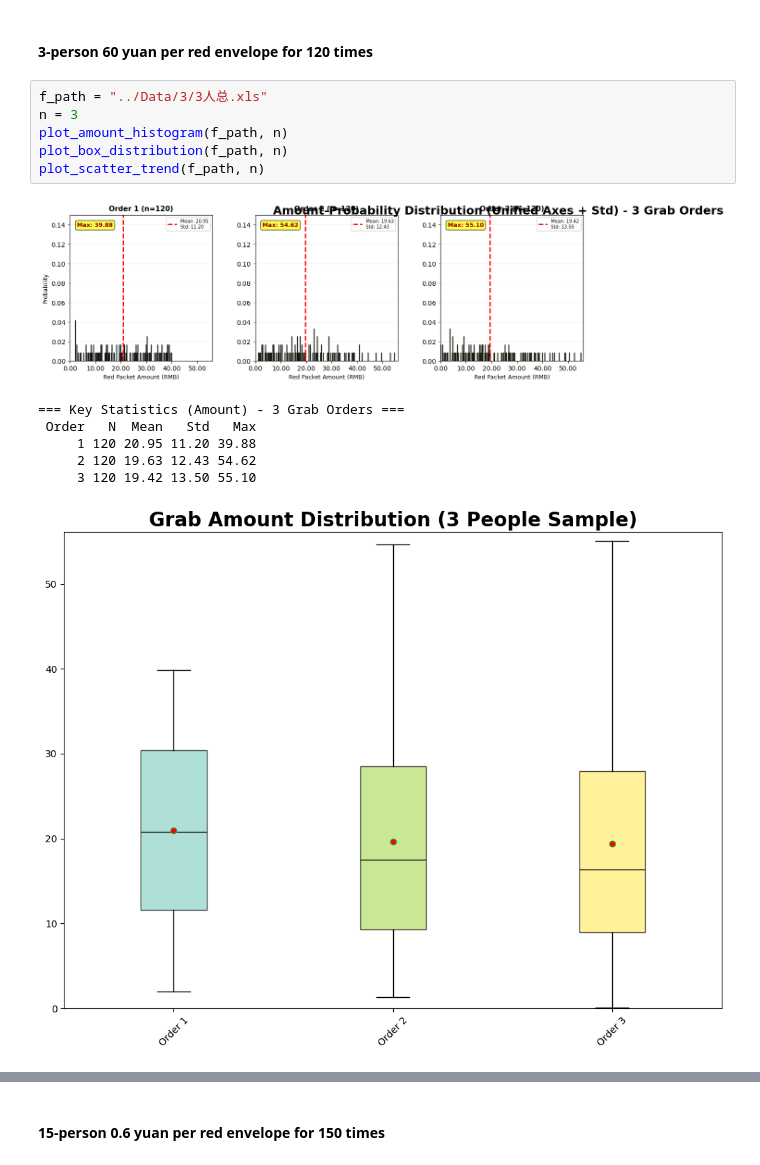
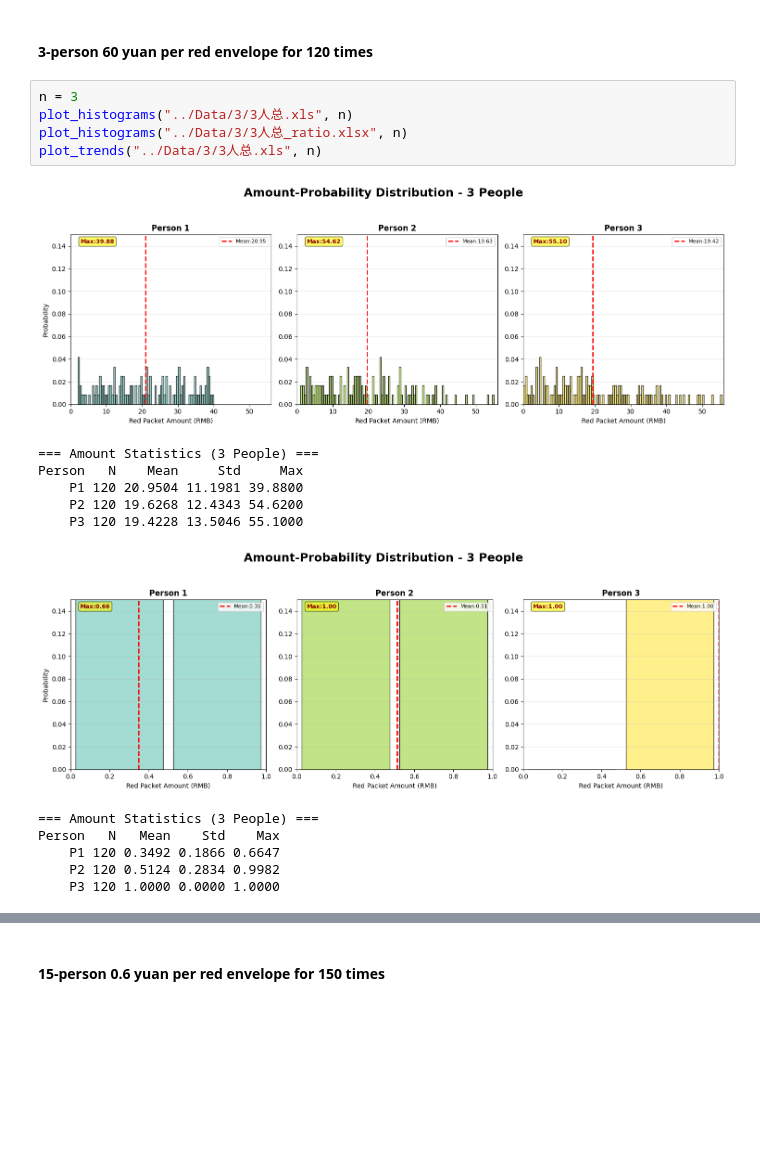
Before and after one commit to QLL-CCDD/SI140A-proj, a Jupyter notebook: tex/red_envelop copy.ipynb, the cells around one changed output, grey strips where cells are left out. Saved outputs shown, nothing was run; the diff lists cells and outputs as text; blank space fills up the shorter version.

```diff
--- a/tex/red_envelop copy.ipynb
+++ b/tex/red_envelop copy.ipynb
@@ -470,16 +277,20 @@ They reveal the same patterns as the figure above.***And these data pass the exa
 # %% [markdown]
 #### **3-person 60 yuan per red envelope for 120 times**
 # %%
-f_path = "../Data/3/3人总.xls"
 n = 3
-plot_amount_histogram(f_path, n)
-plot_box_distribution(f_path, n)
-plot_scatter_trend(f_path, n)
+plot_histograms("../Data/3/3人总.xls", n)
+plot_histograms("../Data/3/3人总_ratio.xlsx", n)
+plot_trends("../Data/3/3人总.xls", n)
 # %% [output]
-[figure, old version]
+[figure, new version]
-=== Key Statistics (Amount) - 3 Grab Orders ===
- Order   N  Mean   Std   Max
-     1 120 20.95 11.20 39.88
-     2 120 19.63 12.43 54.62
-     3 120 19.42 13.50 55.10
+=== Amount Statistics (3 People) ===
+Person   N    Mean     Std     Max
+    P1 120 20.9504 11.1981 39.8800
+    P2 120 19.6268 12.4343 54.6200
+    P3 120 19.4228 13.5046 55.1000
-[figure, old version]
+[figure, new version]
+=== Amount Statistics (3 People) ===
+Person   N   Mean    Std    Max
+    P1 120 0.3492 0.1866 0.6647
+    P2 120 0.5124 0.2834 0.9982
+    P3 120 1.0000 0.0000 1.0000
```
Also changed, not shown: parts of 12 cells of this notebook, 3 other files.
